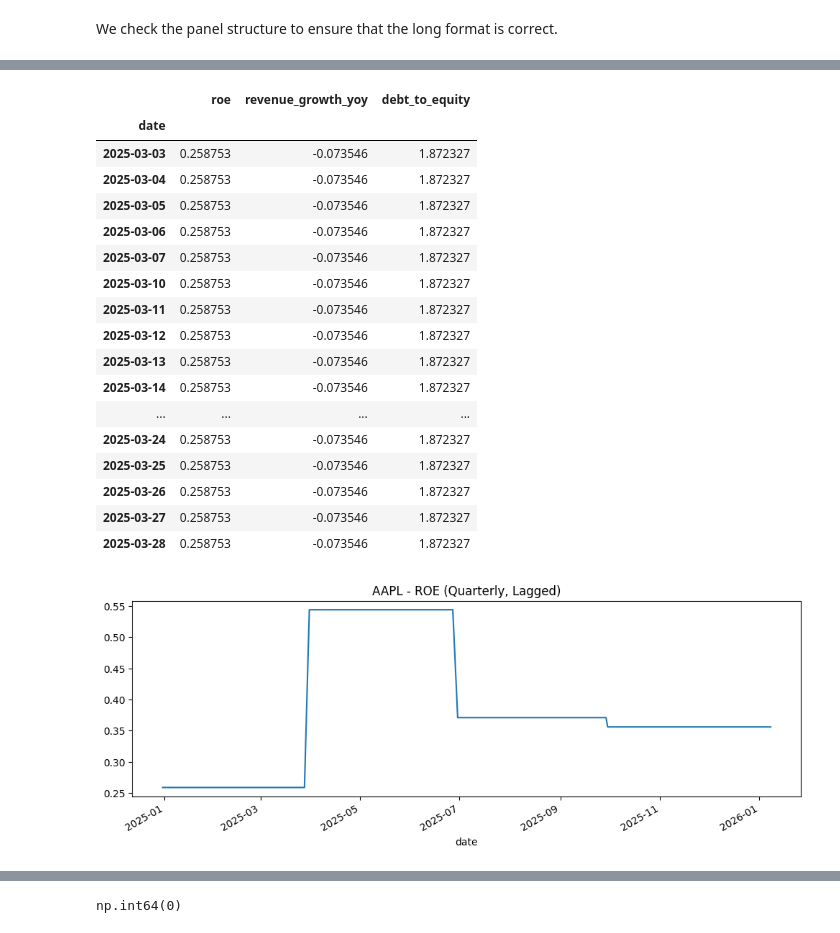
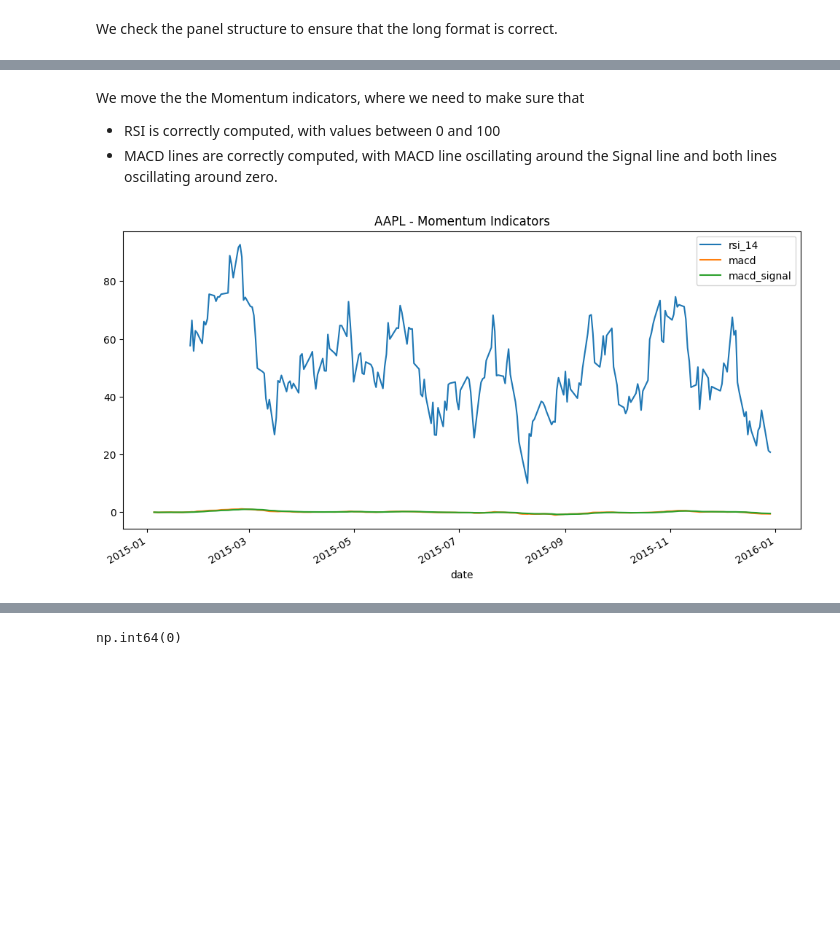
Before and after one commit to IgorDragone/hybrid-stock-prediction-thesis, a Jupyter notebook: notebooks/01_sanity_check.ipynb, the cells around one changed output, grey strips where cells are left out. Drawn from its saved outputs; the diff is of its cells as text; code cells hidden in the pictures; blank space fills up the shorter version.

```diff
--- a/notebooks/01_sanity_check.ipynb
+++ b/notebooks/01_sanity_check.ipynb
@@ -120,27 +104,15 @@ aapl[fund_cols].dropna().head(20)
-# %%
-aapl[fund_cols].dropna().tail(20)
-# %% [output]
-|  | roe | revenue_growth_yoy | debt_to_equity |
-| date |  |  |  |
-| 2025-03-03 | 0.258753 | -0.073546 | 1.872327 |
-| 2025-03-04 | 0.258753 | -0.073546 | 1.872327 |
-| 2025-03-05 | 0.258753 | -0.073546 | 1.872327 |
-| 2025-03-06 | 0.258753 | -0.073546 | 1.872327 |
-| 2025-03-07 | 0.258753 | -0.073546 | 1.872327 |
-| 2025-03-10 | 0.258753 | -0.073546 | 1.872327 |
-| 2025-03-11 | 0.258753 | -0.073546 | 1.872327 |
-| 2025-03-12 | 0.258753 | -0.073546 | 1.872327 |
-| 2025-03-13 | 0.258753 | -0.073546 | 1.872327 |
-| 2025-03-14 | 0.258753 | -0.073546 | 1.872327 |
-| ... | ... | ... | ... |
-| 2025-03-24 | 0.258753 | -0.073546 | 1.872327 |
-| 2025-03-25 | 0.258753 | -0.073546 | 1.872327 |
-| 2025-03-26 | 0.258753 | -0.073546 | 1.872327 |
-| 2025-03-27 | 0.258753 | -0.073546 | 1.872327 |
-| 2025-03-28 | 0.258753 | -0.073546 | 1.872327 |
-# %%
-aapl["roe"].dropna().plot(figsize=(12,4))
-plt.title("AAPL - ROE (Quarterly, Lagged)")
-plt.show()
-# %% [output]
-[figure, removed]
+# %% [markdown]
+We move the the Momentum indicators, where we need to make sure that
+- RSI is correctly computed, with values between 0 and 100
+- MACD lines are correctly computed, with MACD line oscillating around the Signal line and both lines oscillating around zero.
+# %%
+cols = [
+    "rsi_14",
+    "macd",
+    "macd_signal",
+]
+aapl[cols].iloc[:250].plot(figsize=(12,6))
+plt.title("AAPL - Momentum Indicators")
+plt.show()
+# %% [output]
+[figure, added]
```
Also changed, not shown: parts of 38 cells of this notebook, 5 other files.
